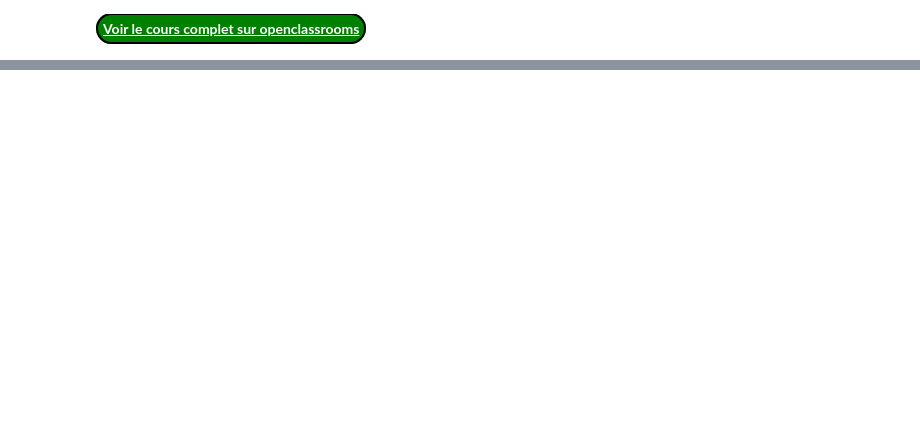
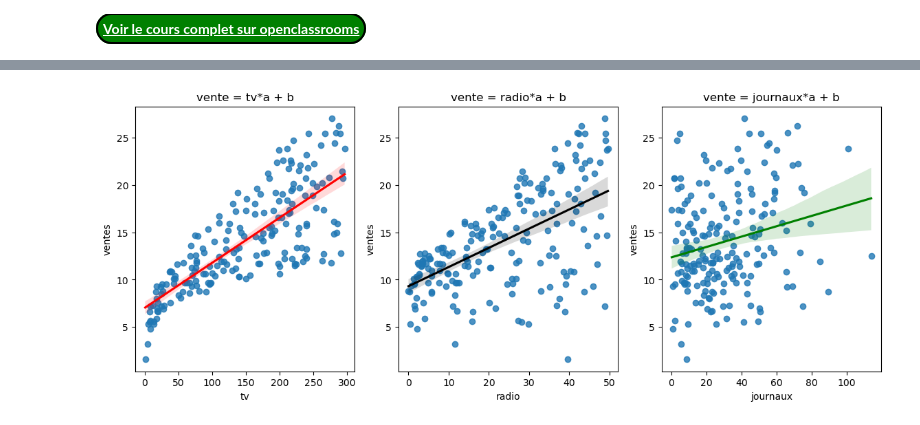
Before and after one commit to SAKPANI/Formation-Data_Science-et-Machine-Learning, a Jupyter notebook: Machine_Learning/Formation_Sur_OpenClassroom/Formation_02.ipynb, the cells around one changed output, grey strips where cells are left out. Cells and saved outputs as stored; diff of their text form; code cells hidden in the pictures; blank space fills up the shorter version.

```diff
--- a/Machine_Learning/Formation_Sur_OpenClassroom/Formation_02.ipynb
+++ b/Machine_Learning/Formation_Sur_OpenClassroom/Formation_02.ipynb
@@ -208,0 +325,3 @@ print("MSE  : ")
+# %%
+data = pd.read_csv("Dataset/advertising.csv") # Charge,ent du Dataset
+data.head()
@@ -208,0 +366,17 @@ print("MSE  : ")
+# %%
+X = data[["tv","radio","journaux"]]
+y = data["ventes"]
+# %%
+plt.figure(figsize = (14,5))
+plt.subplot(1,3,1)
+plt.title("vente = tv*a + b")
+sns.regplot(x = X["tv"], y = y, line_kws={"color" : "red"})
+plt.subplot(1,3,2)
+plt.title("vente = radio*a + b")
+sns.regplot(x = X["radio"], y = y, line_kws={"color" : "black"})
+plt.subplot(1,3,3)
+plt.title("vente = journaux*a + b")
+sns.regplot(x = X["journaux"], y = y, line_kws={"color" : "green"})
+plt.show()
+# %% [output]
+[figure, added]
```
Also changed, not shown: parts of 41 cells of this notebook, 2 other files.
